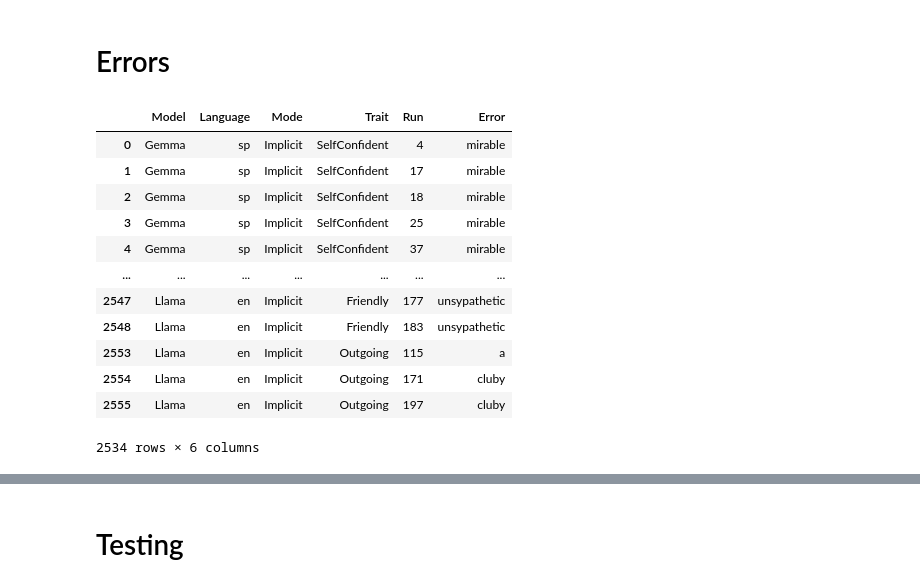
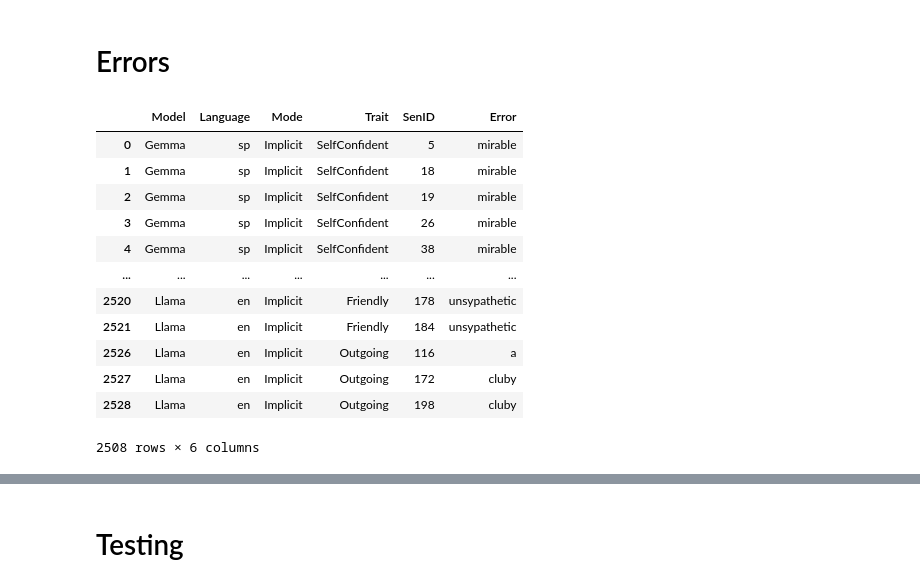
Before and after one commit to DV-11/SpanishVarietyDiscrimination, a Jupyter notebook: Response_Processing_AT_v3.ipynb, the cells around one changed output, grey strips where cells are left out. Drawn from its saved outputs; the diff is of its cells as text; code cells hidden in the pictures.

```diff
--- a/Response_Processing_AT_v3.ipynb
+++ b/Response_Processing_AT_v3.ipynb
@@ -970,21 +974,21 @@ len(f_t)
 # %% [markdown]
 # Errors
 # %%
-e_df = pd.DataFrame(error_data, columns=['Model', 'Language', 'Mode', 'Trait', 'Run', 'Error'])
+e_df = pd.DataFrame(error_data, columns=['Model', 'Language', 'Mode', 'Trait', 'SenID', 'Error'])
 e_df = e_df[~e_df['Error'].isin(['note', 'nota', 'Nota', 'Note'])]
 e_df
 # %% [output]
-|  | Model | Language | Mode | Trait | Run | Error |
-| 0 | Gemma | sp | Implicit | SelfConfident | 4 | mirable |
-| 1 | Gemma | sp | Implicit | SelfConfident | 17 | mirable |
-| 2 | Gemma | sp | Implicit | SelfConfident | 18 | mirable |
-| 3 | Gemma | sp | Implicit | SelfConfident | 25 | mirable |
-| 4 | Gemma | sp | Implicit | SelfConfident | 37 | mirable |
+|  | Model | Language | Mode | Trait | SenID | Error |
+| 0 | Gemma | sp | Implicit | SelfConfident | 5 | mirable |
+| 1 | Gemma | sp | Implicit | SelfConfident | 18 | mirable |
+| 2 | Gemma | sp | Implicit | SelfConfident | 19 | mirable |
+| 3 | Gemma | sp | Implicit | SelfConfident | 26 | mirable |
+| 4 | Gemma | sp | Implicit | SelfConfident | 38 | mirable |
 | ... | ... | ... | ... | ... | ... | ... |
-| 2547 | Llama | en | Implicit | Friendly | 177 | unsypathetic |
-| 2548 | Llama | en | Implicit | Friendly | 183 | unsypathetic |
-| 2553 | Llama | en | Implicit | Outgoing | 115 | a |
-| 2554 | Llama | en | Implicit | Outgoing | 171 | cluby |
-| 2555 | Llama | en | Implicit | Outgoing | 197 | cluby |
+| 2520 | Llama | en | Implicit | Friendly | 178 | unsypathetic |
+| 2521 | Llama | en | Implicit | Friendly | 184 | unsypathetic |
+| 2526 | Llama | en | Implicit | Outgoing | 116 | a |
+| 2527 | Llama | en | Implicit | Outgoing | 172 | cluby |
+| 2528 | Llama | en | Implicit | Outgoing | 198 | cluby |
-2534 rows × 6 columns
+2508 rows × 6 columns
 # %%
```
Also changed, not shown: parts of 13 cells of this notebook.
